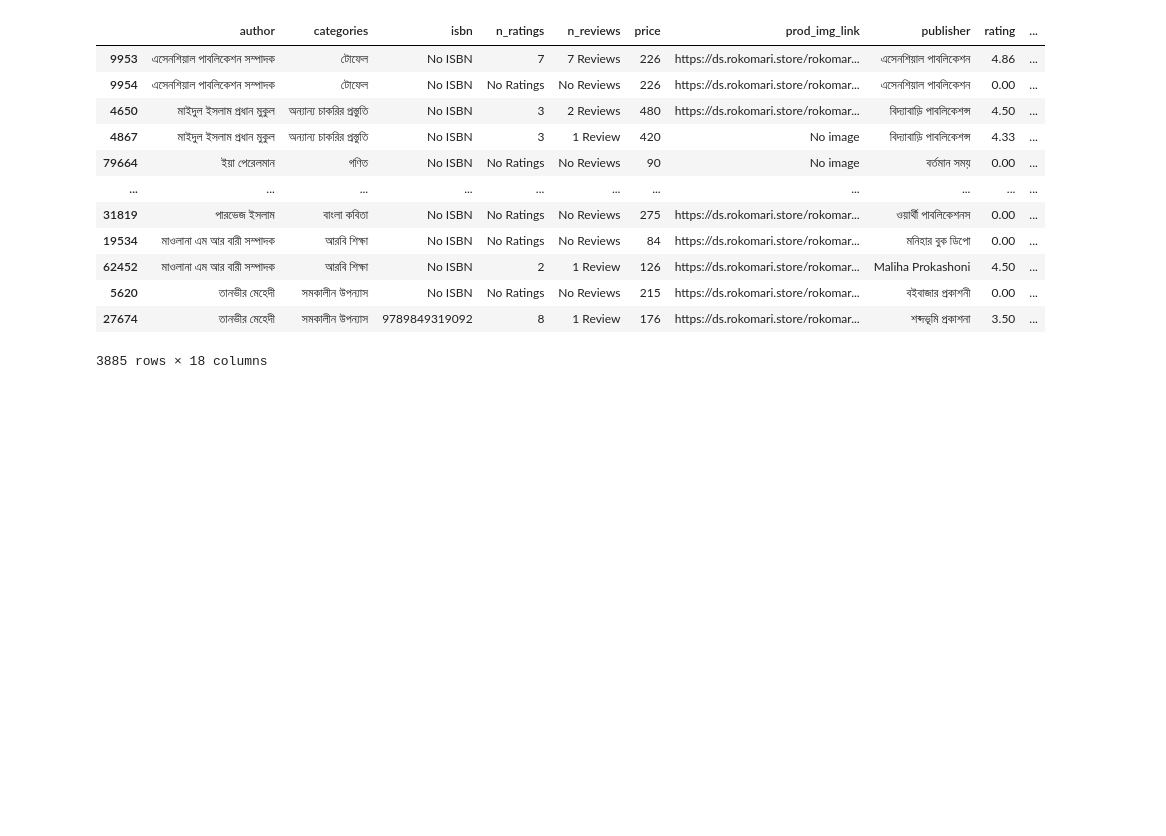
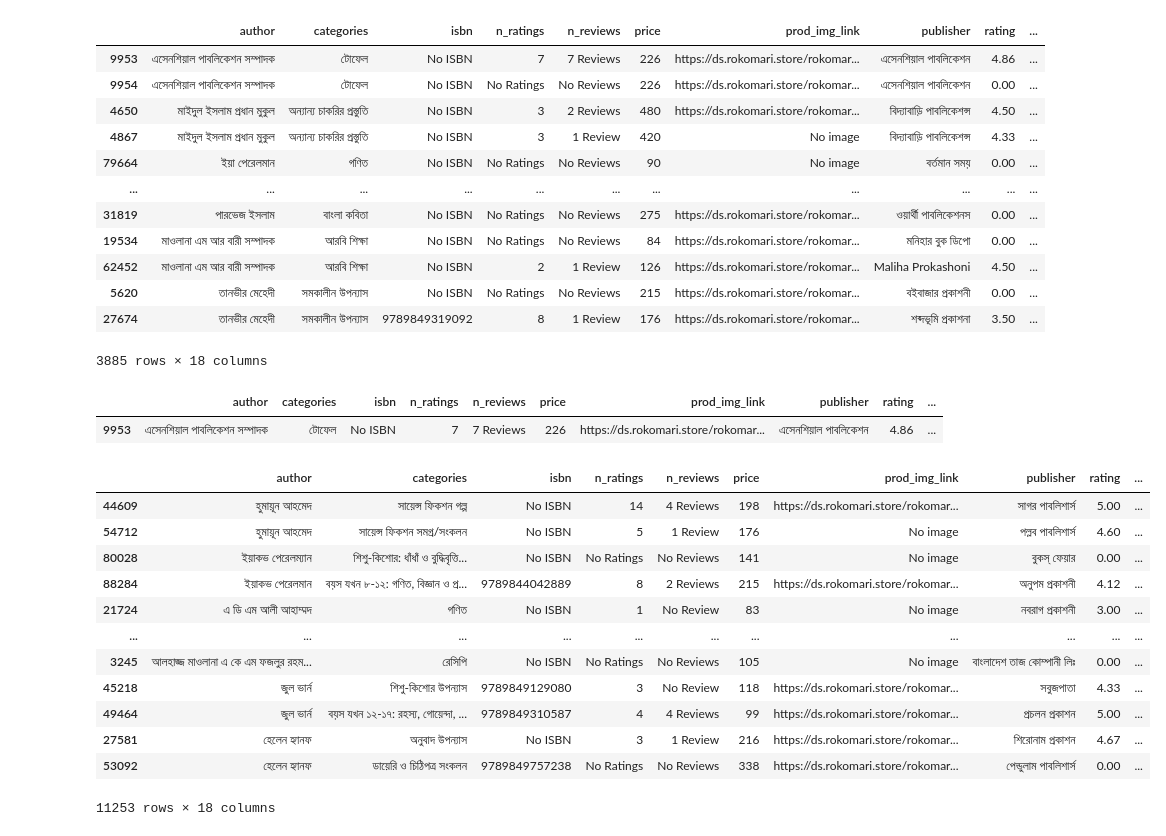
Before and after one commit to Tasfiq-K/recommendation_system_rokomari_books, a Jupyter notebook: notebooks/preprocessing_bn_books_title.ipynb, the cells around one changed output. Cells and saved outputs as stored; diff of their text form; code cells hidden in the pictures; blank space fills up the shorter version.

```diff
--- a/notebooks/preprocessing_bn_books_title.ipynb
+++ b/notebooks/preprocessing_bn_books_title.ipynb
@@ -255,3 +304,26 @@ pd.concat(g for _, g in duplicated_df.groupby("bangla_title") if len(g) > 1)
 | 5620 | তানভীর মেহেদী | সমকালীন উপন্যাস | No ISBN | No Ratings | No Reviews | 215 | https://ds.rokomari.store/rokomar... | বইবাজার প্রকাশনী | 0.00 | ... |
 | 27674 | তানভীর মেহেদী | সমকালীন উপন্যাস | 9789849319092 | 8 | 1 Review | 176 | https://ds.rokomari.store/rokomar... | শব্দভূমি প্রকাশনা | 3.50 | ... |
 3885 rows × 18 columns
+# %%
+df_bn = df_bn.drop_duplicates(subset=['bangla_title', 'author', 'categories_fixed'])
+# %%
+df_bn.loc[df_bn['bangla_title'] == 'Cliffs Toefl Grand Review বাংলা ভার্সন']
+# %% [output]
+|  | author | categories | isbn | n_ratings | n_reviews | price | prod_img_link | publisher | rating | ... |
+| 9953 | এসেনশিয়াল পাবলিকেশন সম্পাদক | টোফেল | No ISBN | 7 | 7 Reviews | 226 | https://ds.rokomari.store/rokomar... | এসেনশিয়াল পাবলিকেশন | 4.86 | ... |
+# %%
+pd.concat(g for _, g in df_bn.groupby("bangla_title") if len(g) > 1)
+# %% [output]
+|  | author | categories | isbn | n_ratings | n_reviews | price | prod_img_link | publisher | rating | ... |
+| 44609 | হুমায়ূন আহমেদ | সায়েন্স ফিকশন গল্প | No ISBN | 14 | 4 Reviews | 198 | https://ds.rokomari.store/rokomar... | সাগর পাবলিশার্স | 5.00 | ... |
+| 54712 | হুমায়ূন আহমেদ | সায়েন্স ফিকশন সমগ্র/সংকলন | No ISBN | 5 | 1 Review | 176 | No image | পল্লব পাবলিশার্স | 4.60 | ... |
+| 80028 | ইয়াকভ পেরেলম্যান | শিশু-কিশোর: ধাঁধাঁ ও বুদ্ধিবৃত্তি... | No ISBN | No Ratings | No Reviews | 141 | No image | বুকস্‌ ফেয়ার | 0.00 | ... |
+| 88284 | ইয়াকভ পেরেলমান | বয়স যখন ৮-১২: গণিত, বিজ্ঞান ও প্র... | 9789844042889 | 8 | 2 Reviews | 215 | https://ds.rokomari.store/rokomar... | অনুপম প্রকাশনী | 4.12 | ... |
+| 21724 | এ ডি এম আলী আহাম্মদ | গণিত | No ISBN | 1 | No Review | 83 | No image | নবরাগ প্রকাশনী | 3.00 | ... |
+| ... | ... | ... | ... | ... | ... | ... | ... | ... | ... | ... |
+| 3245 | আলহাজ্জ মাওলানা এ কে এম ফজলুর রহম... | রেসিপি | No ISBN | No Ratings | No Reviews | 105 | No image | বাংলাদেশ তাজ কোম্পানী লিঃ | 0.00 | ... |
+| 45218 | জুল ভার্ন | শিশু-কিশোর উপন্যাস | 9789849129080 | 3 | No Review | 118 | https://ds.rokomari.store/rokomar... | সবুজপাতা | 4.33 | ... |
+| 49464 | জুল ভার্ন | বয়স যখন ১২-১৭: রহস্য, গোয়েন্দা, ... | 9789849310587 | 4 | 4 Reviews | 99 | https://ds.rokomari.store/rokomar... | প্রচলন প্রকাশন | 5.00 | ... |
+| 27581 | হেলেন হ্যানফ | অনুবাদ উপন্যাস | No ISBN | 3 | 1 Review | 216 | https://ds.rokomari.store/rokomar... | শিরোনাম প্রকাশন | 4.67 | ... |
+| 53092 | হেলেন হ্যানফ | ডায়েরি ও চিঠিপত্র সংকলন | 9789849757238 | No Ratings | No Reviews | 338 | https://ds.rokomari.store/rokomar... | পেন্ডুলাম পাবলিশার্স | 0.00 | ... |
+11253 rows × 18 columns
```
Also changed, not shown: parts of 23 cells of this notebook.
